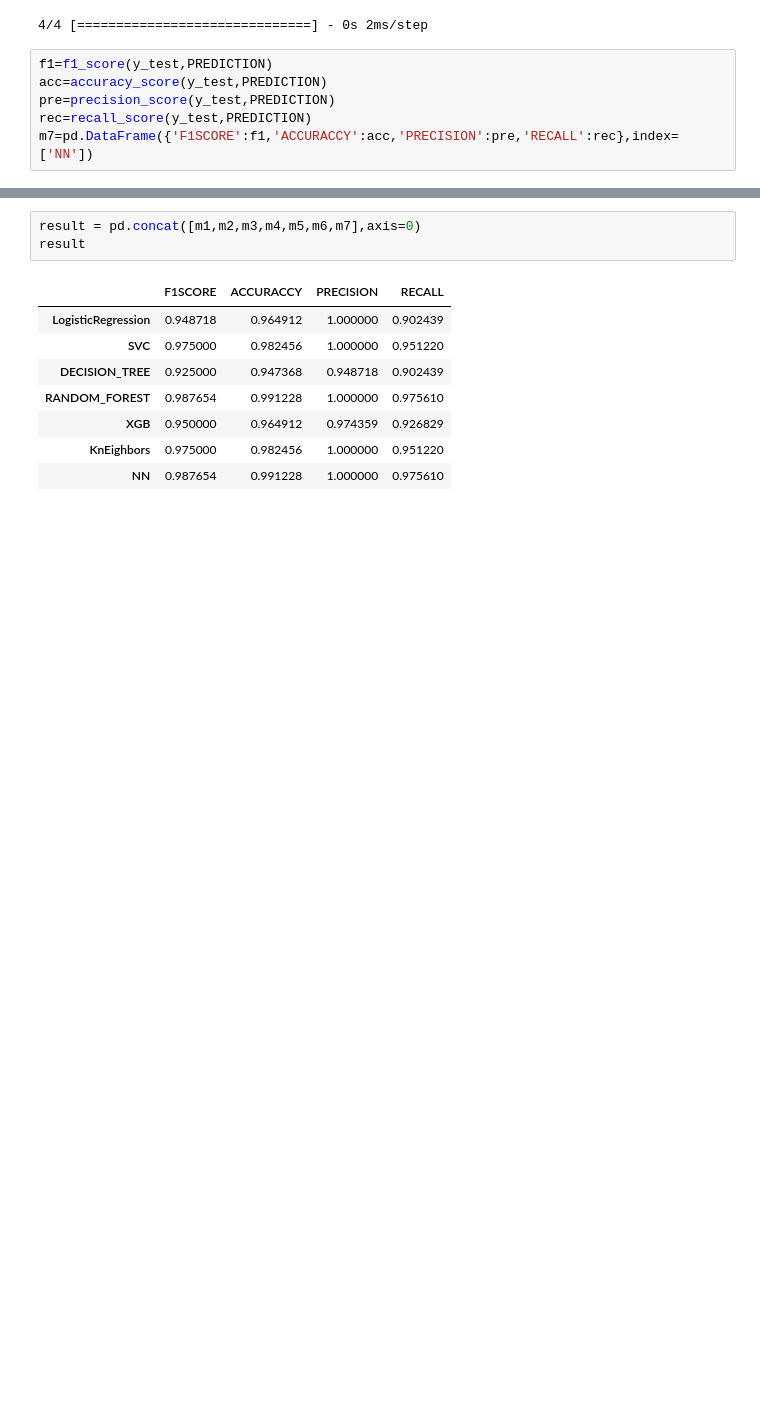
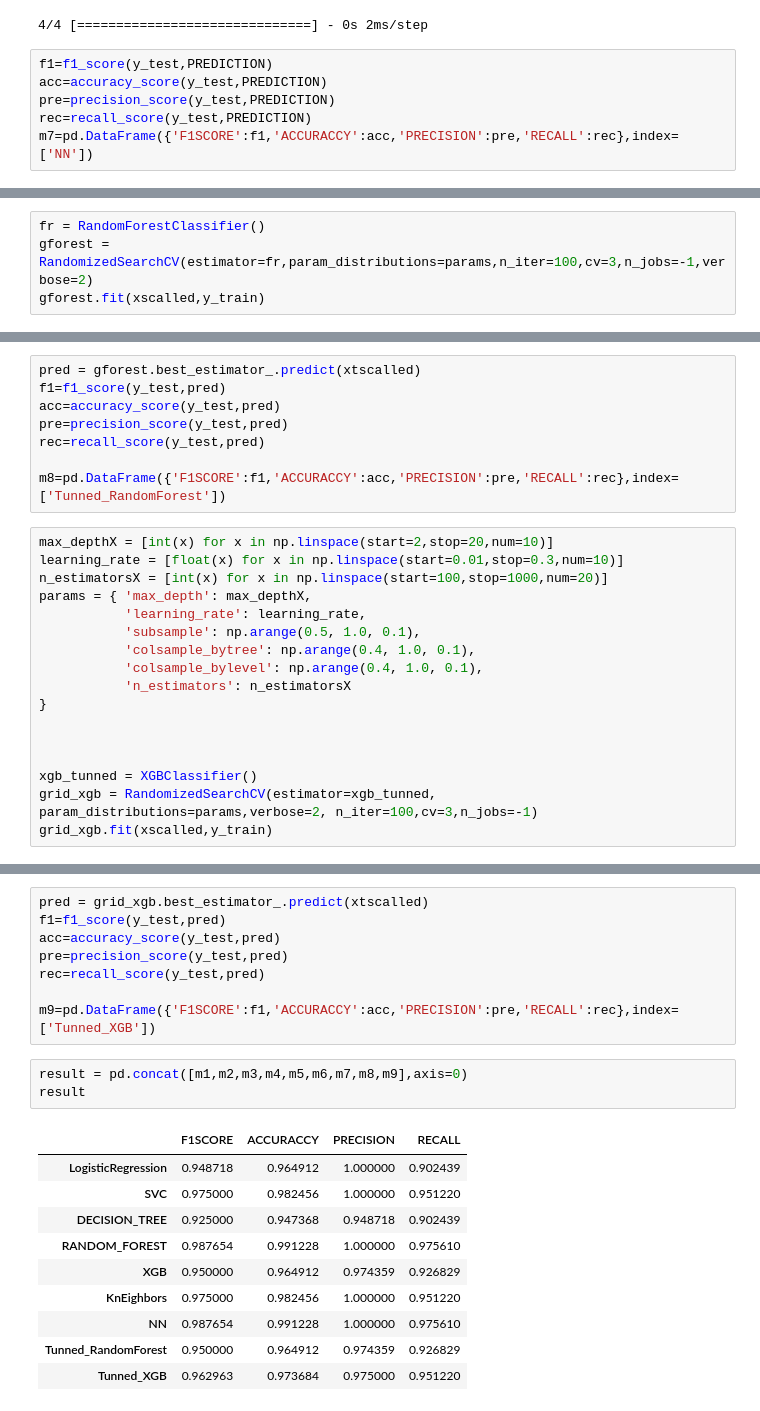
Before and after one commit to isoori/Breast-Cancer-Wisconsin, a Jupyter notebook: Breast Cancer.ipynb, the cells around one changed output, grey strips where cells are left out. Cells and saved outputs as stored; diff of their text form; blank space fills up the shorter version.

```diff
--- a/Breast Cancer.ipynb
+++ b/Breast Cancer.ipynb
@@ -260,0 +276,4 @@ m7=pd.DataFrame({'F1SCORE':f1,'ACCURACCY':acc,'PRECISION':pre,'RECALL':rec},inde
+# %%
+fr = RandomForestClassifier()
+gforest = RandomizedSearchCV(estimator=fr,param_distributions=params,n_iter=100,cv=3,n_jobs=-1,verbose=2)
+gforest.fit(xscalled,y_train)
@@ -260,0 +298,25 @@ m7=pd.DataFrame({'F1SCORE':f1,'ACCURACCY':acc,'PRECISION':pre,'RECALL':rec},inde
+# %%
+pred = gforest.best_estimator_.predict(xtscalled)
+f1=f1_score(y_test,pred)
+acc=accuracy_score(y_test,pred)
+pre=precision_score(y_test,pred)
+rec=recall_score(y_test,pred)
+
+m8=pd.DataFrame({'F1SCORE':f1,'ACCURACCY':acc,'PRECISION':pre,'RECALL':rec},index=['Tunned_RandomForest'])
+# %%
+max_depthX = [int(x) for x in np.linspace(start=2,stop=20,num=10)]
+learning_rate = [float(x) for x in np.linspace(start=0.01,stop=0.3,num=10)]
+n_estimatorsX = [int(x) for x in np.linspace(start=100,stop=1000,num=20)]
+params = { 'max_depth': max_depthX,
+           'learning_rate': learning_rate,
+           'subsample': np.arange(0.5, 1.0, 0.1),
+           'colsample_bytree': np.arange(0.4, 1.0, 0.1),
+           'colsample_bylevel': np.arange(0.4, 1.0, 0.1),
+           'n_estimators': n_estimatorsX
+}
+
+
+
+xgb_tunned = XGBClassifier()
+grid_xgb = RandomizedSearchCV(estimator=xgb_tunned, param_distributions=params,verbose=2, n_iter=100,cv=3,n_jobs=-1)
+grid_xgb.fit(xscalled,y_train)
@@ -261,12 +342,22 @@ m7=pd.DataFrame({'F1SCORE':f1,'ACCURACCY':acc,'PRECISION':pre,'RECALL':rec},inde
+# %%
+pred = grid_xgb.best_estimator_.predict(xtscalled)
+f1=f1_score(y_test,pred)
+acc=accuracy_score(y_test,pred)
+pre=precision_score(y_test,pred)
+rec=recall_score(y_test,pred)
+
+m9=pd.DataFrame({'F1SCORE':f1,'ACCURACCY':acc,'PRECISION':pre,'RECALL':rec},index=['Tunned_XGB'])
 # %%
-result = pd.concat([m1,m2,m3,m4,m5,m6,m7],axis=0)
+result = pd.concat([m1,m2,m3,m4,m5,m6,m7,m8,m9],axis=0)
 result
 # %% [output]
 |  | F1SCORE | ACCURACCY | PRECISION | RECALL |
 | LogisticRegression | 0.948718 | 0.964912 | 1.000000 | 0.902439 |
 | SVC | 0.975000 | 0.982456 | 1.000000 | 0.951220 |
 | DECISION_TREE | 0.925000 | 0.947368 | 0.948718 | 0.902439 |
 | RANDOM_FOREST | 0.987654 | 0.991228 | 1.000000 | 0.975610 |
 | XGB | 0.950000 | 0.964912 | 0.974359 | 0.926829 |
 | KnEighbors | 0.975000 | 0.982456 | 1.000000 | 0.951220 |
 | NN | 0.987654 | 0.991228 | 1.000000 | 0.975610 |
+| Tunned_RandomForest | 0.950000 | 0.964912 | 0.974359 | 0.926829 |
+| Tunned_XGB | 0.962963 | 0.973684 | 0.975000 | 0.951220 |
```
Also changed, not shown: parts of 3 cells of this notebook.
